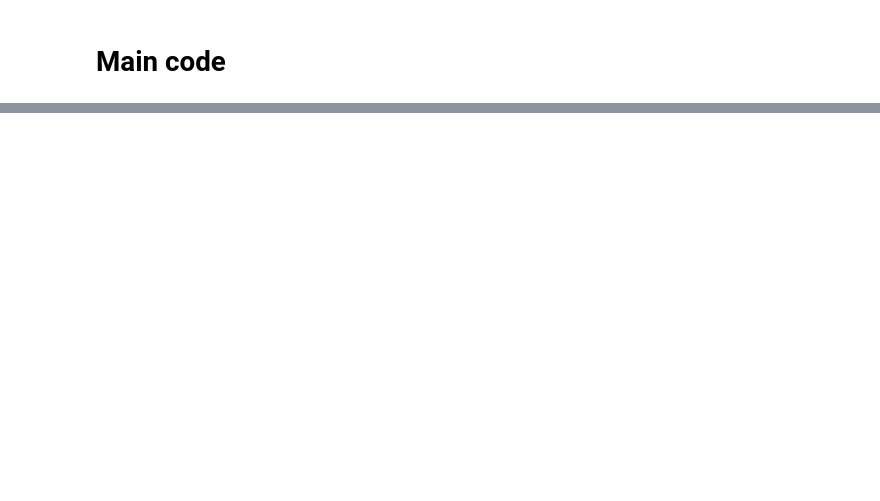
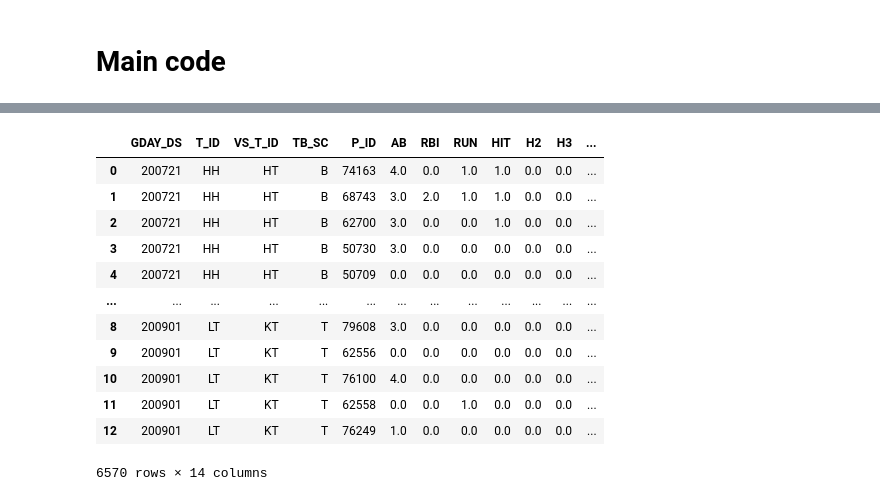
Before and after one commit to gbhong/bigcontest10027, a Jupyter notebook: crawling/Daum_crawling.ipynb, the cells around one changed output, grey strips where cells are left out. Drawn from its saved outputs; the diff is of its cells as text; code cells hidden in the pictures; blank space fills up the shorter version.

```diff
--- a/crawling/Daum_crawling.ipynb
+++ b/crawling/Daum_crawling.ipynb
@@ -236,0 +685,16 @@ team_hit
+# %%
+indiv_hit
+# %% [output]
+|  | GDAY_DS | T_ID | VS_T_ID | TB_SC | P_ID | AB | RBI | RUN | HIT | H2 | H3 | ... |
+| 0 | 200721 | HH | HT | B | 74163 | 4.0 | 0.0 | 1.0 | 1.0 | 0.0 | 0.0 | ... |
+| 1 | 200721 | HH | HT | B | 68743 | 3.0 | 2.0 | 1.0 | 1.0 | 0.0 | 0.0 | ... |
+| 2 | 200721 | HH | HT | B | 62700 | 3.0 | 0.0 | 0.0 | 1.0 | 0.0 | 0.0 | ... |
+| 3 | 200721 | HH | HT | B | 50730 | 3.0 | 0.0 | 0.0 | 0.0 | 0.0 | 0.0 | ... |
+| 4 | 200721 | HH | HT | B | 50709 | 0.0 | 0.0 | 0.0 | 0.0 | 0.0 | 0.0 | ... |
+| ... | ... | ... | ... | ... | ... | ... | ... | ... | ... | ... | ... | ... |
+| 8 | 200901 | LT | KT | T | 79608 | 3.0 | 0.0 | 0.0 | 0.0 | 0.0 | 0.0 | ... |
+| 9 | 200901 | LT | KT | T | 62556 | 0.0 | 0.0 | 0.0 | 0.0 | 0.0 | 0.0 | ... |
+| 10 | 200901 | LT | KT | T | 76100 | 4.0 | 0.0 | 0.0 | 0.0 | 0.0 | 0.0 | ... |
+| 11 | 200901 | LT | KT | T | 62558 | 0.0 | 0.0 | 1.0 | 0.0 | 0.0 | 0.0 | ... |
+| 12 | 200901 | LT | KT | T | 76249 | 1.0 | 0.0 | 0.0 | 0.0 | 0.0 | 0.0 | ... |
+6570 rows × 14 columns
```
Also changed, not shown: parts of 20 cells of this notebook, 9 other files.
